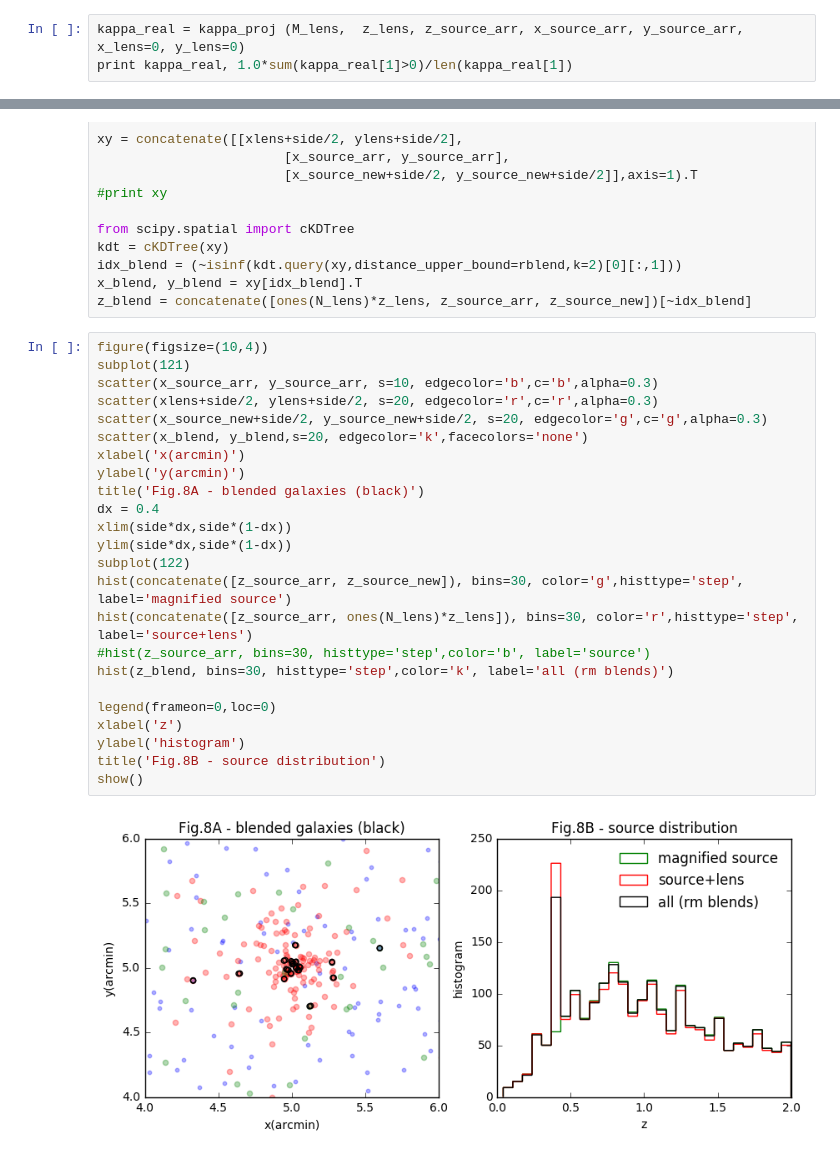
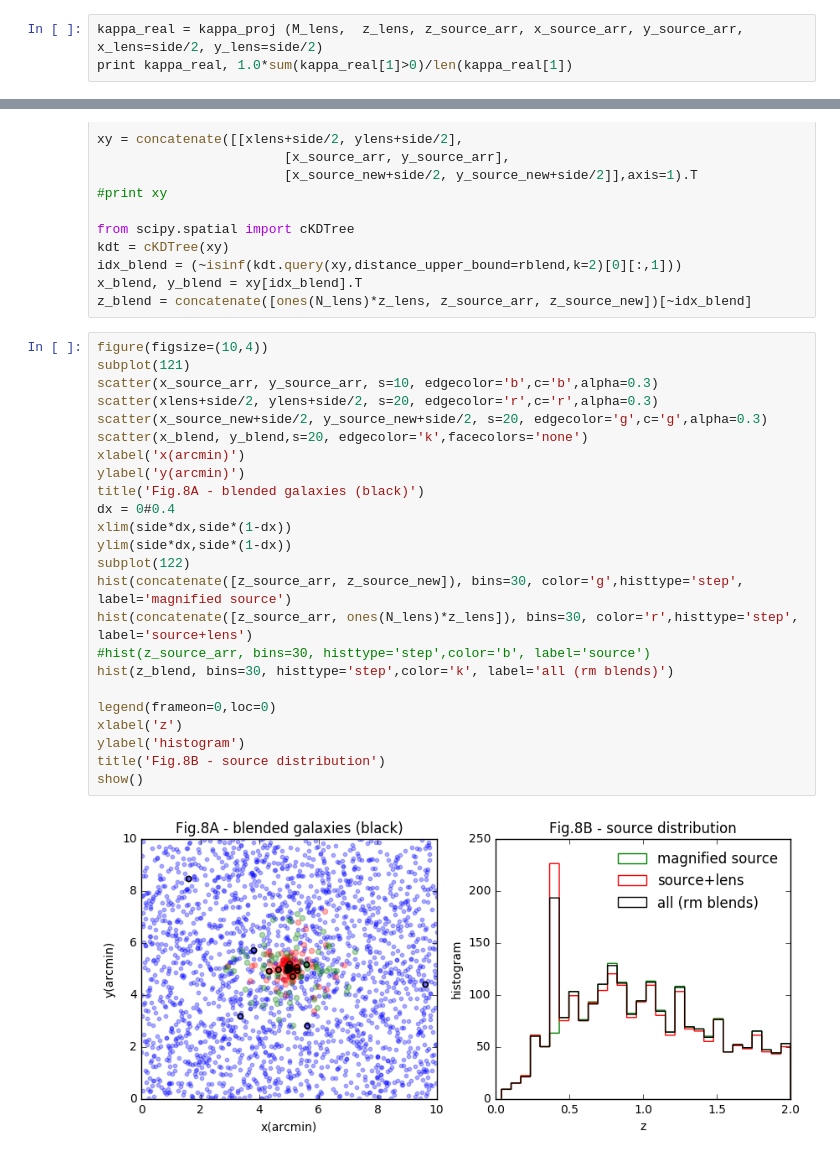
Before and after one commit to liuxx479/peak-bias, a Jupyter notebook: plots.ipynb, the cells around one changed output, grey strips where cells are left out. Cells and saved outputs as stored; diff of their text form.

```diff
--- a/plots.ipynb
+++ b/plots.ipynb
@@ -216,6 +217,6 @@ show()
 # %% [output]
 [figure]
 # %%
-kappa_real = kappa_proj (M_lens,  z_lens, z_source_arr, x_source_arr, y_source_arr, x_lens=0, y_lens=0)
+kappa_real = kappa_proj (M_lens,  z_lens, z_source_arr, x_source_arr, y_source_arr, x_lens=side/2, y_lens=side/2)
 print kappa_real, 1.0*sum(kappa_real[1]>0)/len(kappa_real[1])
 # %% [output]
@@ -279,29 +281,29 @@ z_blend = concatenate([ones(N_lens)*z_lens, z_source_arr, z_source_new])[~idx_bl
 # %%
 figure(figsize=(10,4))
 subplot(121)
 scatter(x_source_arr, y_source_arr, s=10, edgecolor='b',c='b',alpha=0.3)
 scatter(xlens+side/2, ylens+side/2, s=20, edgecolor='r',c='r',alpha=0.3)
 scatter(x_source_new+side/2, y_source_new+side/2, s=20, edgecolor='g',c='g',alpha=0.3)
 scatter(x_blend, y_blend,s=20, edgecolor='k',facecolors='none')
 xlabel('x(arcmin)')
 ylabel('y(arcmin)')
 title('Fig.8A - blended galaxies (black)')
-dx = 0.4
+dx = 0#0.4
 xlim(side*dx,side*(1-dx))
 ylim(side*dx,side*(1-dx))
 subplot(122)
 hist(concatenate([z_source_arr, z_source_new]), bins=30, color='g',histtype='step', label='magnified source')
 hist(concatenate([z_source_arr, ones(N_lens)*z_lens]), bins=30, color='r',histtype='step', label='source+lens')
 #hist(z_source_arr, bins=30, histtype='step',color='b', label='source')
 hist(z_blend, bins=30, histtype='step',color='k', label='all (rm blends)')
 
 legend(frameon=0,loc=0)
 xlabel('z')
 ylabel('histogram')
 title('Fig.8B - source distribution')
 show()
 # %% [output]
-[figure, old version]
+[figure, new version]
 # %%
 ###############################
 ###### add shape noise ########
```
Also changed, not shown: parts of 6 cells of this notebook, 1 other file.
